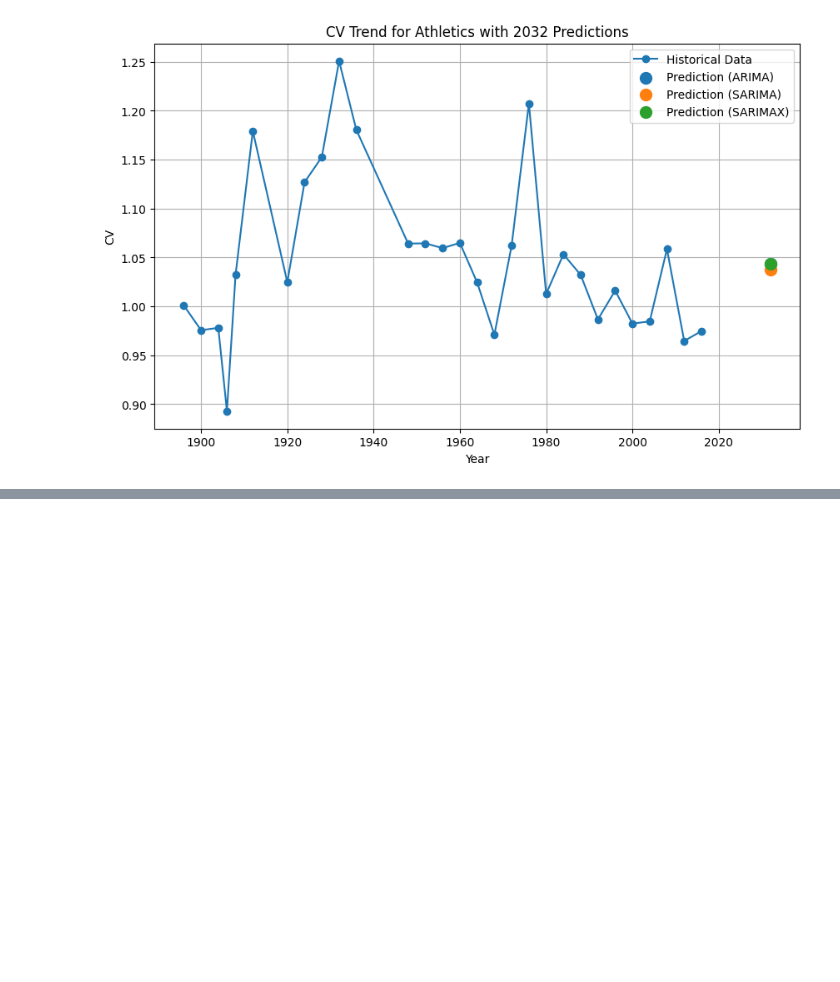
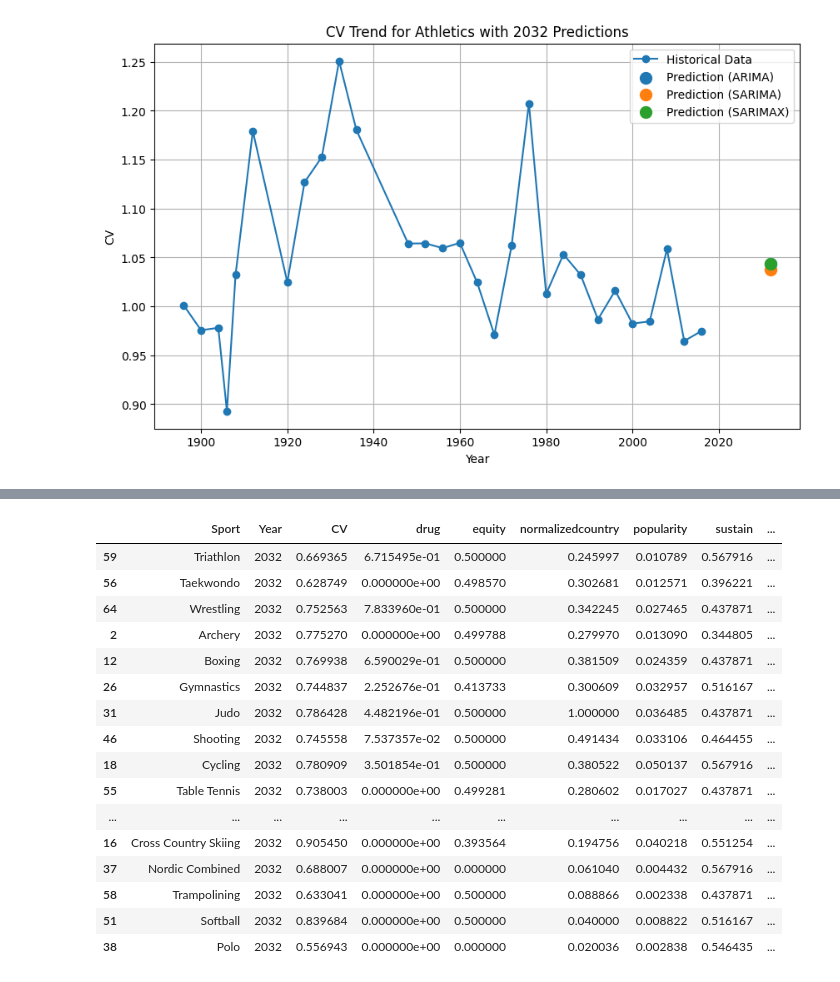
Before and after one commit to tameszaza/math_model2, a Jupyter notebook: combineall.ipynb, the cells around one changed output, grey strips where cells are left out. Saved outputs shown, nothing was run; the diff lists cells and outputs as text; code cells hidden in the pictures; blank space fills up the shorter version.

```diff
--- a/combineall.ipynb
+++ b/combineall.ipynb
@@ -449,0 +705,3 @@ predictions_df
+# %%
+load_data = pd.read_csv('merged_predictions_with_probabilities.csv')
+load_data
@@ -449,0 +741,24 @@ predictions_df
+# %%
+# Sort the DataFrame by 'Class_1_Probability' in descending order
+sorted_data = load_data.sort_values(by='Class_1_Probability', ascending=False)
+
+# Select only the first 48 rows
+sorted_data.head(50)
+# %% [output]
+|  | Sport | Year | CV | drug | equity | normalizedcountry | popularity | sustain | ... |
+| 59 | Triathlon | 2032 | 0.669365 | 6.715495e-01 | 0.500000 | 0.245997 | 0.010789 | 0.567916 | ... |
+| 56 | Taekwondo | 2032 | 0.628749 | 0.000000e+00 | 0.498570 | 0.302681 | 0.012571 | 0.396221 | ... |
+| 64 | Wrestling | 2032 | 0.752563 | 7.833960e-01 | 0.500000 | 0.342245 | 0.027465 | 0.437871 | ... |
+| 2 | Archery | 2032 | 0.775270 | 0.000000e+00 | 0.499788 | 0.279970 | 0.013090 | 0.344805 | ... |
+| 12 | Boxing | 2032 | 0.769938 | 6.590029e-01 | 0.500000 | 0.381509 | 0.024359 | 0.437871 | ... |
+| 26 | Gymnastics | 2032 | 0.744837 | 2.252676e-01 | 0.413733 | 0.300609 | 0.032957 | 0.516167 | ... |
+| 31 | Judo | 2032 | 0.786428 | 4.482196e-01 | 0.500000 | 1.000000 | 0.036485 | 0.437871 | ... |
+| 46 | Shooting | 2032 | 0.745558 | 7.537357e-02 | 0.500000 | 0.491434 | 0.033106 | 0.464455 | ... |
+| 18 | Cycling | 2032 | 0.780909 | 3.501854e-01 | 0.500000 | 0.380522 | 0.050137 | 0.567916 | ... |
+| 55 | Table Tennis | 2032 | 0.738003 | 0.000000e+00 | 0.499281 | 0.280602 | 0.017027 | 0.437871 | ... |
+| ... | ... | ... | ... | ... | ... | ... | ... | ... | ... |
+| 16 | Cross Country Skiing | 2032 | 0.905450 | 0.000000e+00 | 0.393564 | 0.194756 | 0.040218 | 0.551254 | ... |
+| 37 | Nordic Combined | 2032 | 0.688007 | 0.000000e+00 | 0.000000 | 0.061040 | 0.004432 | 0.567916 | ... |
+| 58 | Trampolining | 2032 | 0.633041 | 0.000000e+00 | 0.500000 | 0.088866 | 0.002338 | 0.437871 | ... |
+| 51 | Softball | 2032 | 0.839684 | 0.000000e+00 | 0.500000 | 0.040000 | 0.008822 | 0.516167 | ... |
+| 38 | Polo | 2032 | 0.556943 | 0.000000e+00 | 0.000000 | 0.020036 | 0.002838 | 0.546435 | ... |
```
Also changed, not shown: parts of 14 cells of this notebook, 39 other files.
